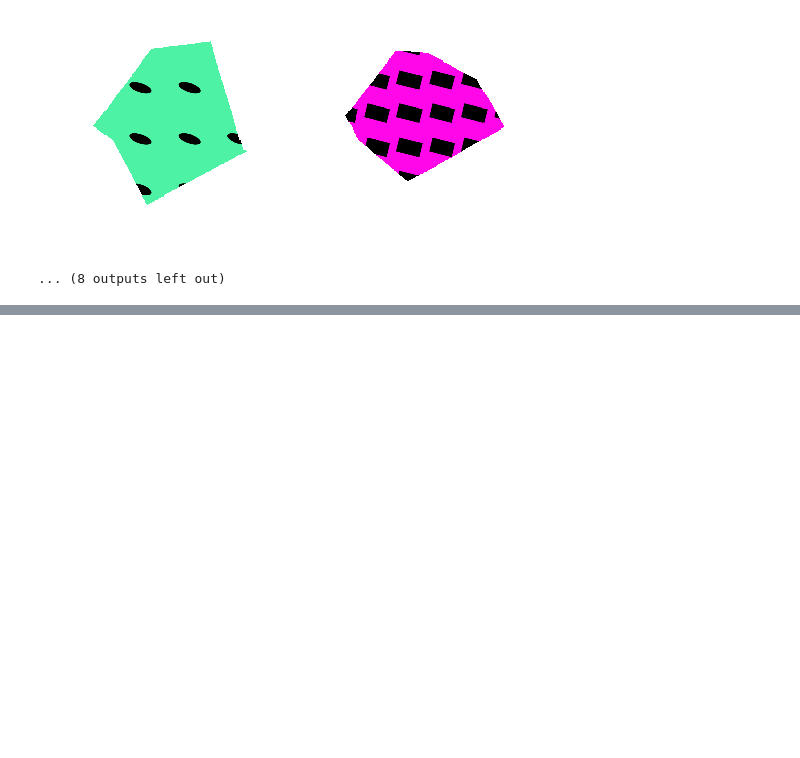
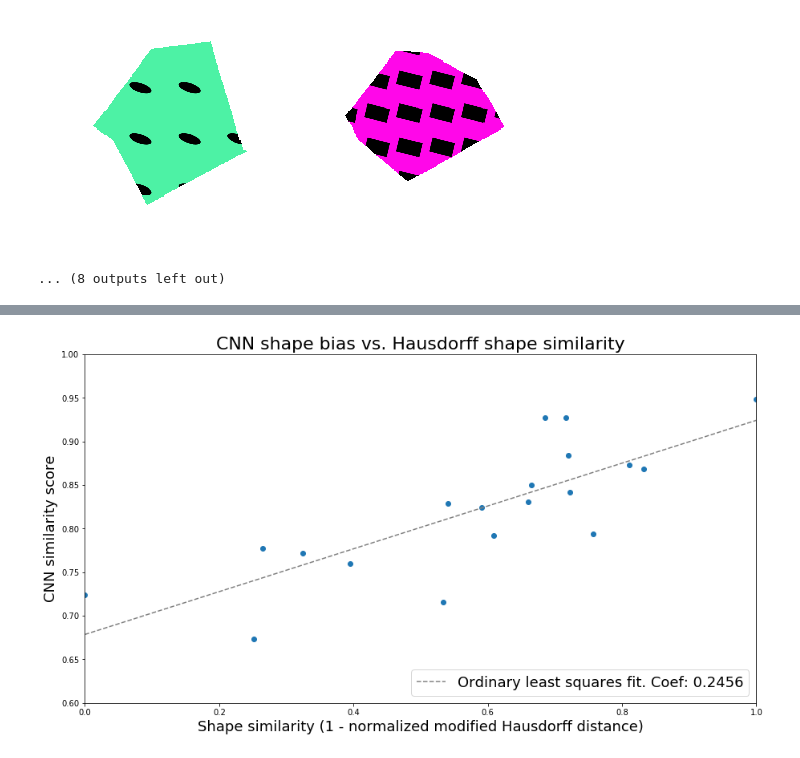
Before and after one commit to rfeinman/learning-to-learn, a Jupyter notebook: notebooks/parametric_tests_customCNN.ipynb, the cells around one changed output, grey strips where cells are left out. Drawn from its saved outputs; the diff is of its cells as text; code cells hidden in the pictures; blank space fills up the shorter version.

```diff
--- a/notebooks/parametric_tests_customCNN.ipynb
+++ b/notebooks/parametric_tests_customCNN.ipynb
@@ -117,7 +115,7 @@ def bias_vs_feature_similarity(X_h1, df, X_h2=None):
 
     return biases, similarities
 
-def run_experiment(model, nb_categories, target_feature, others_constant=True):
+def run_experiment(model, nb_categories, target_feature, others_constant=True, choose_one=False):
     assert target_feature in ['shape', 'color']
     # Choose one of ['ellipse', 'arc', 'arrow', 'circle', 'rectangle', 'wedge', 'pentagon'].
     # The texture will have no gradient for now.
@@ -161,6 +159,8 @@ def run_experiment(model, nb_categories, target_feature, others_constant=True):
             imgs2 = np.asarray(
                 [image_gen(other2, value, texture2, target_size=IMG_SIZE) for value in values]
             )
+    if choose_one:
+        df = df[df.i == 0]
 
     # Compute layer biases
     imgs_h1 = get_hidden_representations(model, imgs1, layer_num=-4, batch_size=32)
@@ -384,0 +387,22 @@ Distance between color #2 and #6: 1.18
+# %%
+imgs_s1, df_s1, biases_s1, similarities_s1 = run_experiment(model, 20, target_feature='shape', choose_one=True)
+# %%
+lr = LinearRegression()
+lr.fit(similarities_s1.reshape(-1,1), biases_s1)
+x_grid = np.linspace(0, 1).reshape(-1,1)
+y_grid = lr.predict(x_grid)
+# %%
+# Plot results
+plt.figure(figsize=(15,8))
+plt.scatter(similarities_s1, biases_s1)
+plt.plot(x_grid, y_grid, '--', color='grey',
+         label='Ordinary least squares fit. Coef: %0.4f' % lr.coef_[0])
+plt.title('CNN shape bias vs. Hausdorff shape similarity', fontsize=22)
+plt.xlabel('Shape similarity (1 - normalized modified Hausdorff distance)', fontsize=18)
+plt.ylabel('CNN similarity score', fontsize=18)
+plt.xlim(0,1)
+plt.ylim(0.6,1)
+plt.legend(loc='lower right', fontsize=18)
+plt.show()
+# %% [output]
+[figure, added]
```
Also changed, not shown: parts of 9 cells of this notebook.
